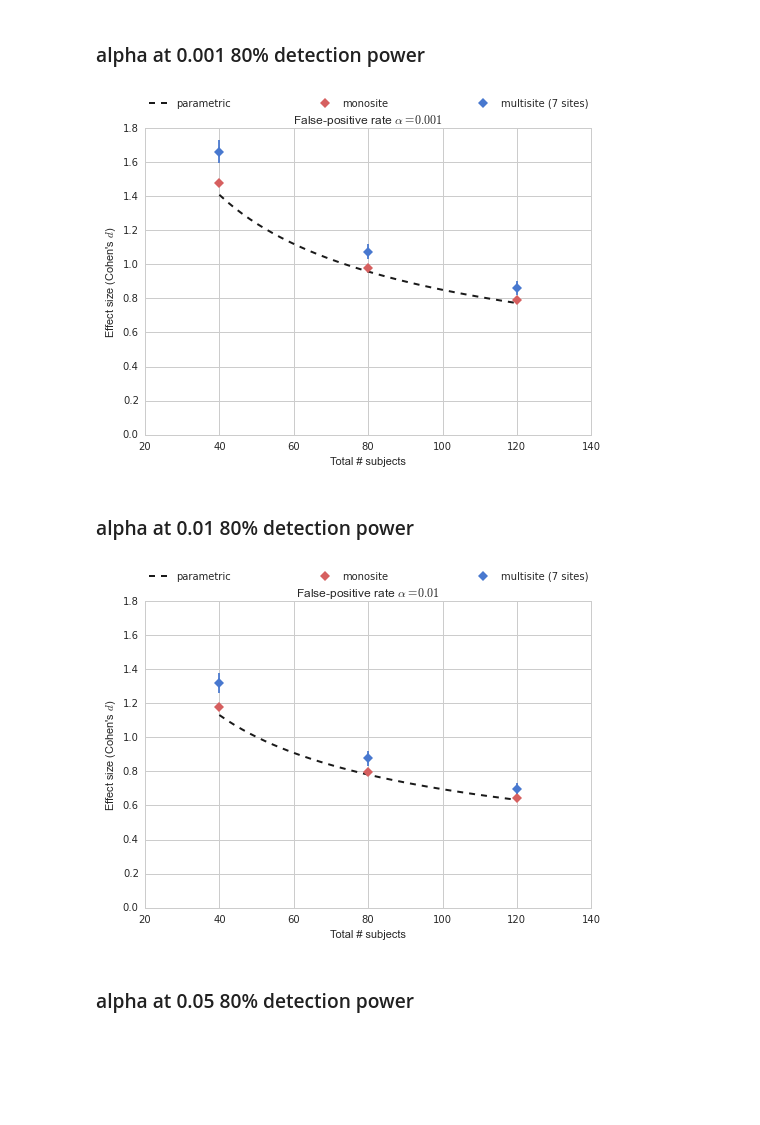
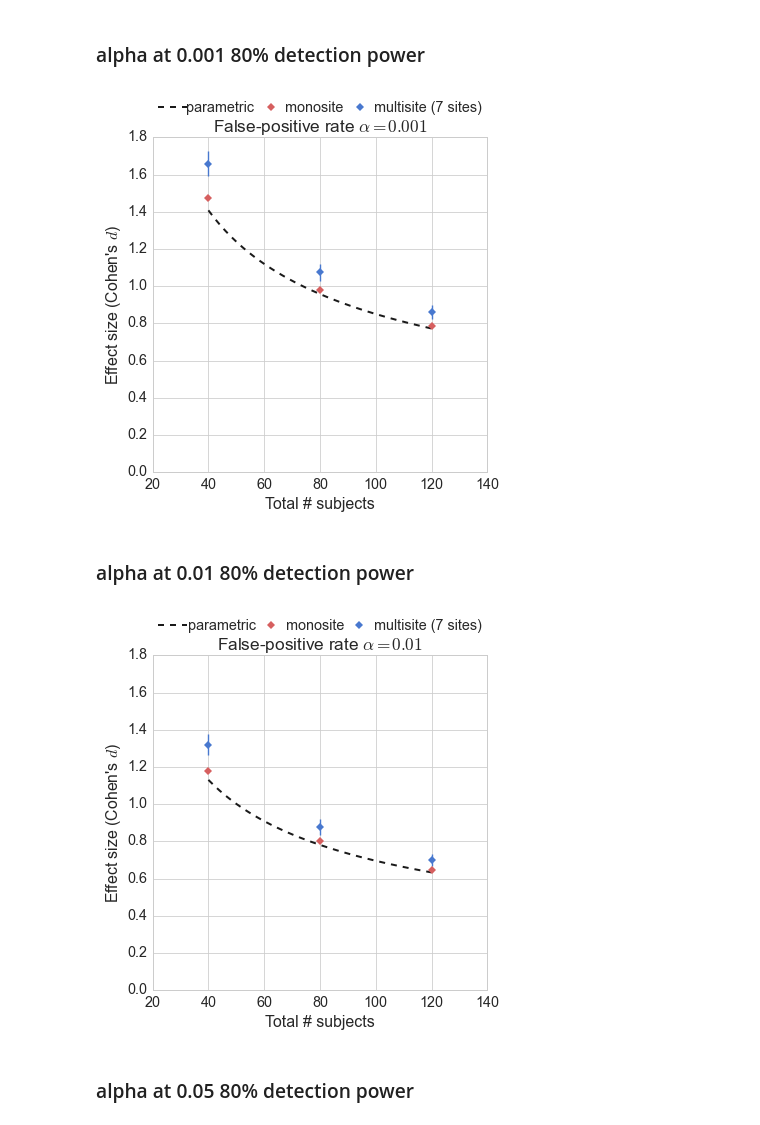
Before and after one commit to SIMEXP/Projects, a Jupyter notebook: multisite/multisite_figures_part2.ipynb, the cells around one changed output. Saved outputs shown, nothing was run; the diff lists cells and outputs as text; code cells hidden in the pictures; blank space fills up the shorter version.

Commit message:
Figures generation for the multisite paper

```diff
--- a/multisite/multisite_figures_part2.ipynb
+++ b/multisite/multisite_figures_part2.ipynb
@@ -242,36 +245,38 @@ mm3,sm3 = geteffectsize(path_tmp,'results_simu_power.mat',False)
 yref=[]
 x = np.linspace(40, 120, 3)
 y = np.array([m1,m2,m3])
 y2 = np.array([mm1,mm2,mm3])
 
 f1 = interp1d(x, y, kind='linear')
 f2 = interp1d(x, y2, kind='linear')
 
 xnew = np.linspace(40, 120, 40)
 
 for i in xnew:
     yref.append((pow.TTestIndPower().solve_power(nobs1=i/2, power=0.8, ratio=1, alpha=0.001)))
 yref  = np.array(yref)
 
-plt.figure()
+plt.figure(figsize=(6,6))
+sns.set_context('paper',font_scale=1.8)
 plt.plot(xnew,yref,'k--',lw=2)
 
 #plt.scatter(x,y,c="r",s=50)
 #plt.scatter(x[1:],y2,c="b",s=50)
 plt.errorbar(x, y, yerr=[s1,s2,s3], fmt='rD')
 plt.errorbar(x, y2, yerr=[sm1,sm2,sm3], fmt='bD')
 
-plt.legend(['parametric','monosite','multisite (7 sites)'],bbox_to_anchor=(0., 1.05, 1., .102), loc=3, ncol=3, mode="expand", borderaxespad=0.,frameon=False)
+plt.legend(['parametric','monosite','multisite (7 sites)'],bbox_to_anchor=(0., 1.05, 1., .002),handletextpad=0.01, loc=3, ncol=3, mode="expand",borderaxespad=0.,frameon=False)
 plt.xlabel('Total # subjects')
 plt.ylabel('Effect size (Cohen\'s ' + r'$d$)')
 plt.grid(True)
 axes = plt.gca()
 axes.set_xlim([20,140])
 axes.set_ylim([0,1.8])
+
 plt.title(r'False-positive rate $\alpha=0.001$')
 plt.savefig(path_out + 'samplesize_effectsize_pow80_alpha001.png',dpi=150)
 # %% [output]
-[figure, old version]
+[figure, new version]
 # %% [markdown]
 ### alpha at 0.01 80% detection power
 # %%
@@ -304,14 +309,15 @@ for i in xnew:
     yref.append((pow.TTestIndPower().solve_power(nobs1=i/2, power=0.8, ratio=1, alpha=0.01)))
 yref  = np.array(yref)
 
-plt.figure()
+plt.figure(figsize=(6,6))
+sns.set_context('paper',font_scale=1.8)
 plt.plot(xnew,yref,'k--',lw=2)
 #plt.scatter(x,y,c="r",s=50)
 #plt.scatter(x,y2,c="b",s=50)
 plt.errorbar(x, y, yerr=[s1,s2,s3], fmt='rD')
 plt.errorbar(x, y2, yerr=[sm1,sm2,sm3], fmt='bD')
 
-plt.legend(['parametric','monosite','multisite (7 sites)'],bbox_to_anchor=(0., 1.05, 1., .102), loc=3, ncol=3, mode="expand", borderaxespad=0.,frameon=False)
+plt.legend(['parametric','monosite','multisite (7 sites)'],bbox_to_anchor=(0., 1.05, 1., .002),handletextpad=0.1, loc=3, ncol=3, mode="expand",borderaxespad=0.,frameon=False)
 plt.xlabel('Total # subjects')
 plt.ylabel('Effect size (Cohen\'s ' + r'$d$)')
 plt.grid(True)
@@ -322,7 +328,7 @@ plt.title(r'False-positive rate $\alpha=0.01$')
 
 plt.savefig(path_out + 'samplesize_effectsize_pow80_alpha01.png',dpi=150)
 # %% [output]
-[figure, old version]
+[figure, new version]
 # %% [markdown]
 ### alpha at 0.05 80% detection power
 # %%
```
Also changed, not shown: parts of 7 cells of this notebook, 1 other file.
